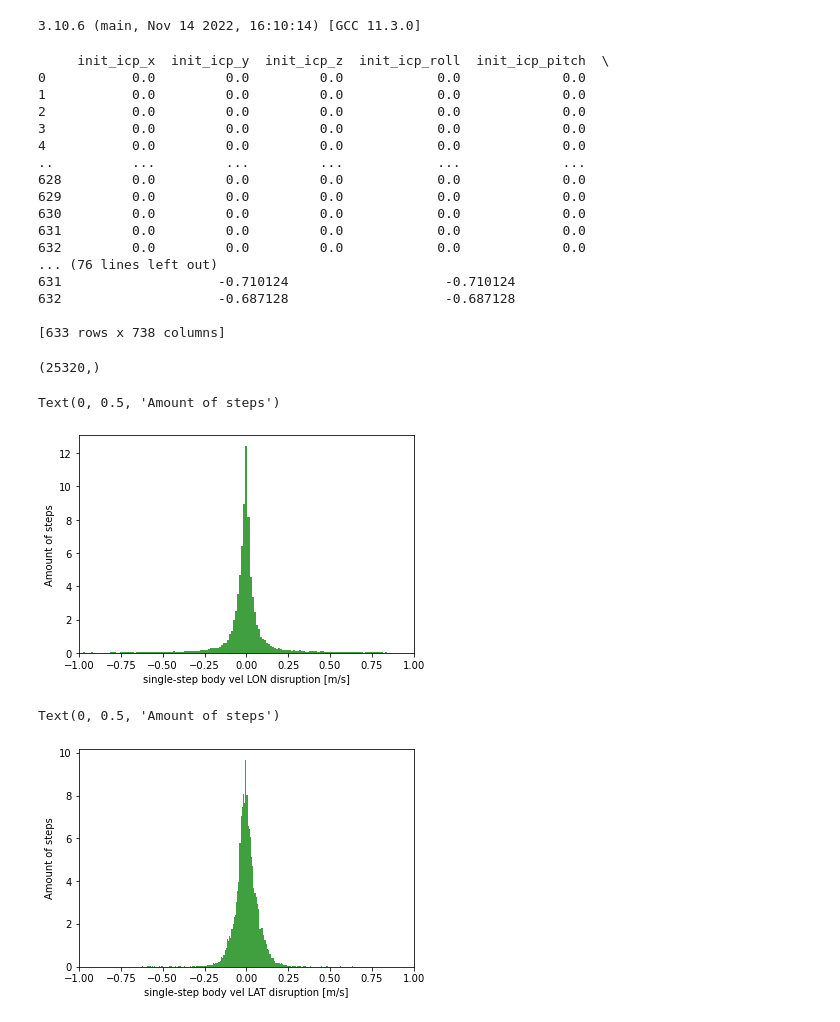
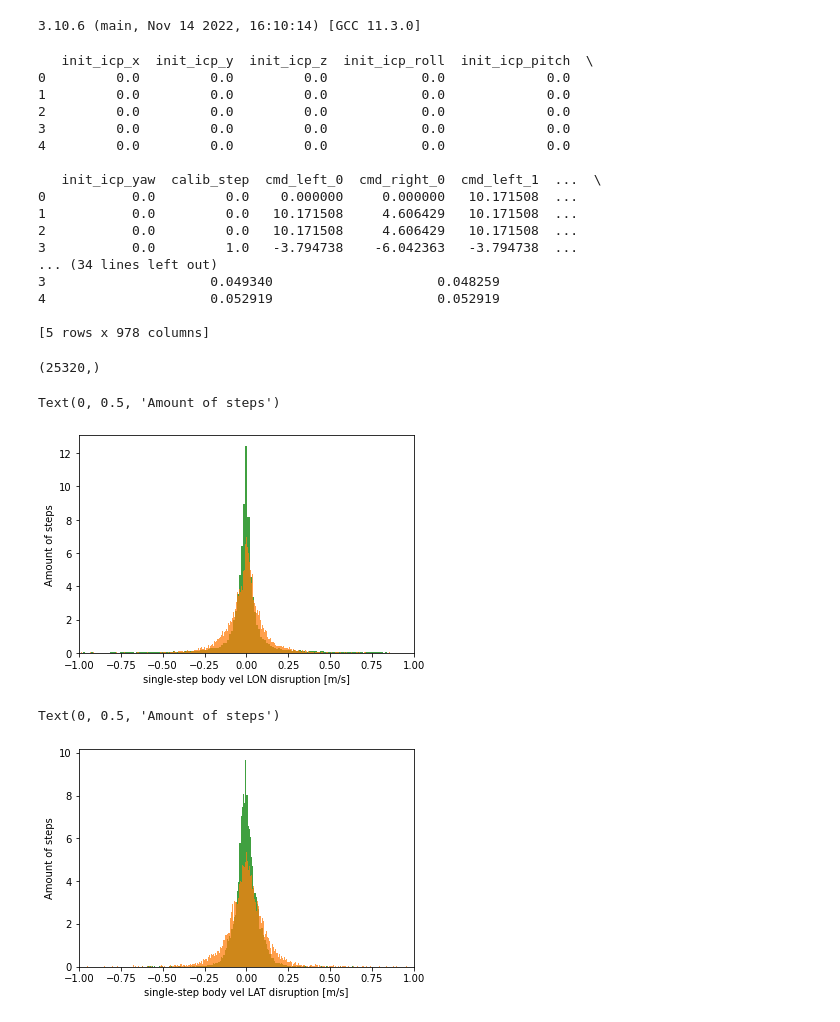
Before and after one commit to norlab-ulaval/norlab_WMRD, a Jupyter notebook: DB/analyse_slip_disturptions.ipynb, the cells around one changed output. Drawn from its saved outputs; the diff is of its cells as text; code cells hidden in the pictures.

```diff
--- a/DB/analyse_slip_disturptions.ipynb
+++ b/DB/analyse_slip_disturptions.ipynb
@@ -35,26 +35,27 @@ from scipy.interpolate import make_smoothing_spline
 #import training dataset
 
 dataset = pd.read_pickle('/home/dominic/repos/norlab_WMRD/data/marmotte/grand_salon_20_01_b/slip_dataset_all.pkl')
+dataset_snow = pd.read_pickle('/home/dominic/repos/norlab_WMRD/data/marmotte/ga_hard_snow_25_01_b/slip_dataset_all.pkl')
 
-print(dataset)
+print(dataset.head())
 # %% [output]
-     init_icp_x  init_icp_y  init_icp_z  init_icp_roll  init_icp_pitch  \
-0           0.0         0.0         0.0            0.0             0.0
-1           0.0         0.0         0.0            0.0             0.0
-2           0.0         0.0         0.0            0.0             0.0
-3           0.0         0.0         0.0            0.0             0.0
-4           0.0         0.0         0.0            0.0             0.0
-..          ...         ...         ...            ...             ...
-628         0.0         0.0         0.0            0.0             0.0
-629         0.0         0.0         0.0            0.0             0.0
-630         0.0         0.0         0.0            0.0             0.0
-631         0.0         0.0         0.0            0.0             0.0
-632         0.0         0.0         0.0            0.0             0.0
-... (76 lines left out)
-631                    -0.710124                    -0.710124
-632                    -0.687128                    -0.687128
+   init_icp_x  init_icp_y  init_icp_z  init_icp_roll  init_icp_pitch  \
+0         0.0         0.0         0.0            0.0             0.0
+1         0.0         0.0         0.0            0.0             0.0
+2         0.0         0.0         0.0            0.0             0.0
+3         0.0         0.0         0.0            0.0             0.0
+4         0.0         0.0         0.0            0.0             0.0
 
-[633 rows x 738 columns]
+   init_icp_yaw  calib_step  cmd_left_0  cmd_right_0  cmd_left_1  ...  \
+0           0.0         0.0    0.000000     0.000000   10.171508  ...
+1           0.0         0.0   10.171508     4.606429   10.171508  ...
+2           0.0         0.0   10.171508     4.606429   10.171508  ...
+3           0.0         1.0   -3.794738    -6.042363   -3.794738  ...
+... (34 lines left out)
+3                     0.049340                     0.048259
+4                     0.052919                     0.052919
+
+[5 rows x 978 columns]
 # %%
 # extract body_vel_distruptions arrays
 
@@ -73,24 +74,30 @@ body_vel_disturption_x_array = dataset[str_body_vel_disturption_x_list].to_numpy
 body_vel_disturption_y_array = dataset[str_body_vel_disturption_y_list].to_numpy()
 body_vel_disturption_yaw_array = dataset[str_body_vel_disturption_yaw_list].to_numpy()
 
+body_vel_disturption_x_array_snow = dataset_snow[str_body_vel_disturption_x_list].to_numpy()
+body_vel_disturption_y_array_snow = dataset_snow[str_body_vel_disturption_y_list].to_numpy()
+body_vel_disturption_yaw_array_snow = dataset_snow[str_body_vel_disturption_yaw_list].to_numpy()
+
 print(body_vel_disturption_x_array.flatten().shape)
 # %% [output]
 (25320,)
 # %%
 plt.hist(body_vel_disturption_x_array.flatten(), 500, density=True, facecolor='g', alpha=0.75)
+plt.hist(body_vel_disturption_x_array_snow.flatten(), 500, density=True, facecolor='C1', alpha=0.75)
 plt.xlim(-1,1)
 plt.xlabel('single-step body vel LON disruption [m/s]')
 plt.ylabel('Amount of steps')
 # %% [output]
 Text(0, 0.5, 'Amount of steps')
-[figure, old version]
+[figure, new version]
 # %%
 plt.hist(body_vel_disturption_y_array.flatten(), 500, density=True, facecolor='g', alpha=0.75)
+plt.hist(body_vel_disturption_y_array_snow.flatten(), 500, density=True, facecolor='C1', alpha=0.75)
 plt.xlim(-1,1)
 plt.xlabel('single-step body vel LAT disruption [m/s]')
 plt.ylabel('Amount of steps')
 # %% [output]
 Text(0, 0.5, 'Amount of steps')
-[figure, old version]
+[figure, new version]
 # %%
 plt.hist(body_vel_disturption_yaw_array.flatten(), 5000, density=True, facecolor='g', alpha=0.75)
```
Also changed, not shown: parts of 11 cells of this notebook, 12 other files.
